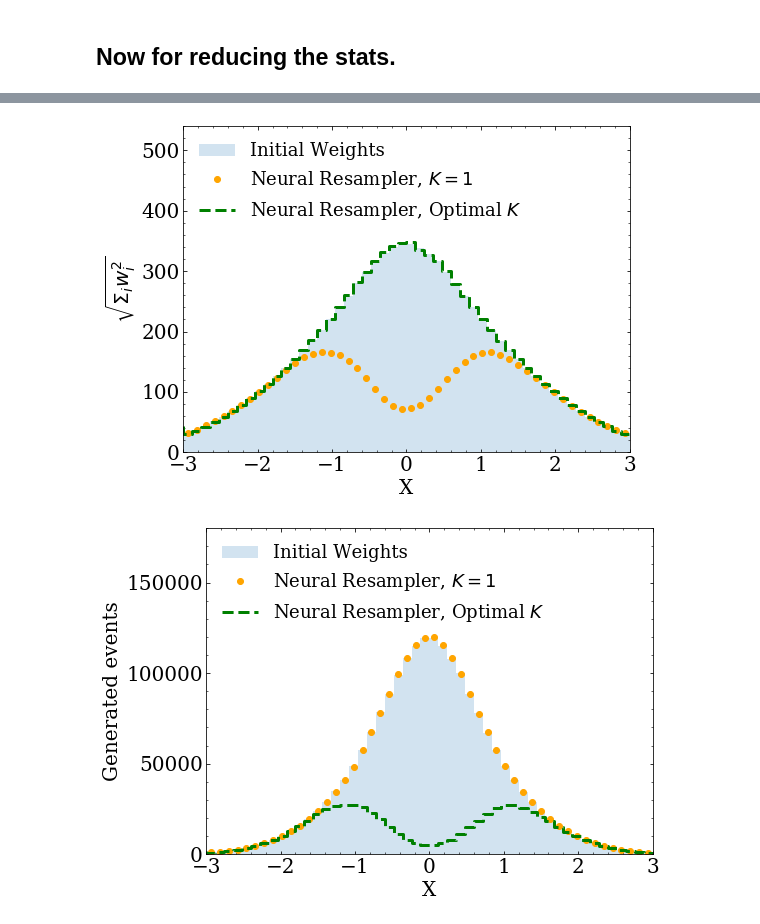
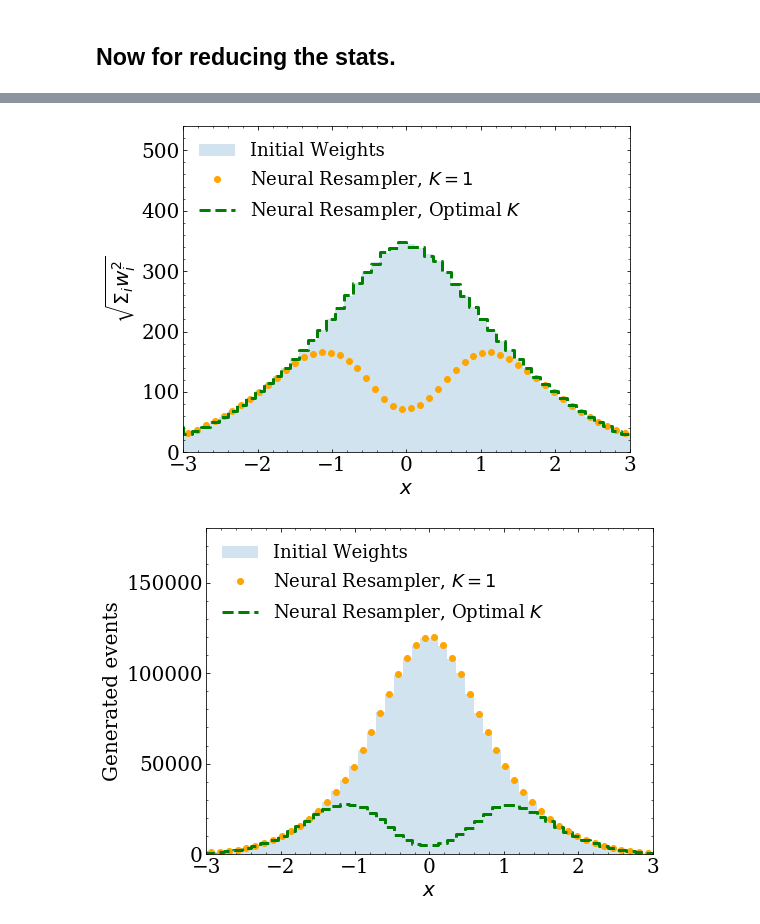
Before and after one commit to bnachman/NeuralPositiveResampler, a Jupyter notebook: GaussianExample.ipynb, the cells around one changed output, grey strips where cells are left out. Saved outputs shown, nothing was run; the diff lists cells and outputs as text; code cells hidden in the pictures.

```diff
--- a/GaussianExample.ipynb
+++ b/GaussianExample.ipynb
@@ -242,33 +242,33 @@ print(len(newxvals)/len(X_val[Y_val==0]))
 # %%
 fig = plt.figure(figsize=(8, 6))
 gs = gridspec.GridSpec(1, 1)
 ax0 = plt.subplot(gs[0])
 ax0.yaxis.set_ticks_position('both')
 ax0.xaxis.set_ticks_position('both')
 ax0.tick_params(direction="in",which="both")
 plt.xticks(fontsize=20)
 plt.yticks(fontsize=20)
 ax0.minorticks_on()
 
 bins=np.linspace(-3,3,51)
 
 plt.hist([0,1],[-1,-1],label="Initial Weights",alpha=0.2)
 plt.fill_between(bins,np.array(W2_original)**0.5, step="pre", alpha=0.2)
 
 plt.step(bins-0.5*6/51,np.array(W2_new)**0.5,label=r"Neural Resampler, $K=1$",marker='o',ls="none",color="orange")
 plt.step(bins,np.array(W2_sampled)**0.5,label=r"Neural Resampler, Optimal $K$",ls="--",linewidth=3,color="green")
 #plt.legend(frameon=False,fontsize=18,loc="upper left")
 handles, labels = ax0.get_legend_handles_labels()
 ax0.legend([handles[2],handles[0],handles[1]], [labels[2],labels[0],labels[1]],frameon=False,fontsize=18,loc="upper left")
 
 plt.ylim([0,180*3])
 plt.xlim([-3,3])
 plt.ylabel(r"$\sqrt{\Sigma_i w_i^2}$",fontsize=20)
-plt.xlabel("X",fontsize=20)
+plt.xlabel("$x$",fontsize=20)
 plt.locator_params(axis='y', nbins=6)
 plt.savefig("gauss_sumw2.pdf",bbox_inches='tight')
 # %% [output]
-[figure, old version]
+[figure, new version]
 # %%
 fig = plt.figure(figsize=(8, 6))
 gs = gridspec.GridSpec(1, 1)
```
Also changed, not shown: parts of 4 cells of this notebook.
